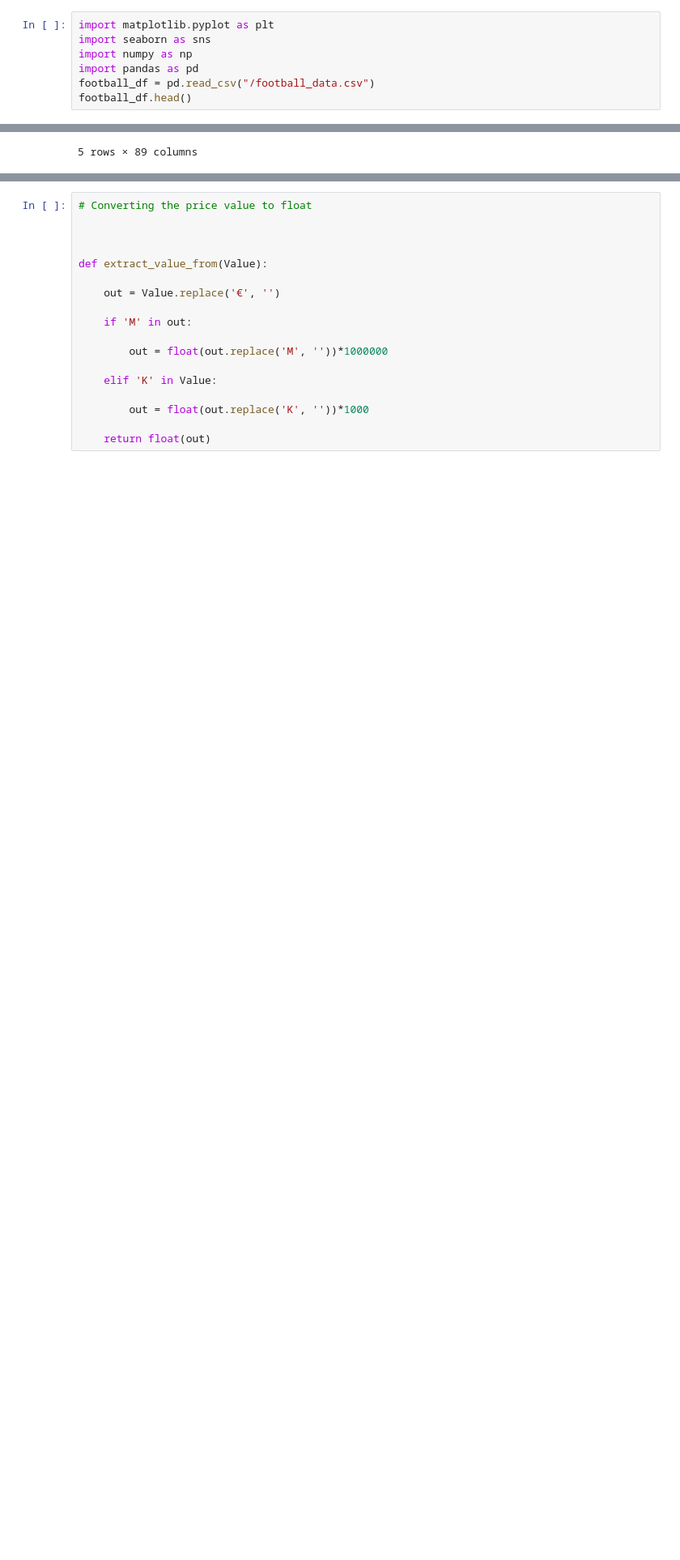
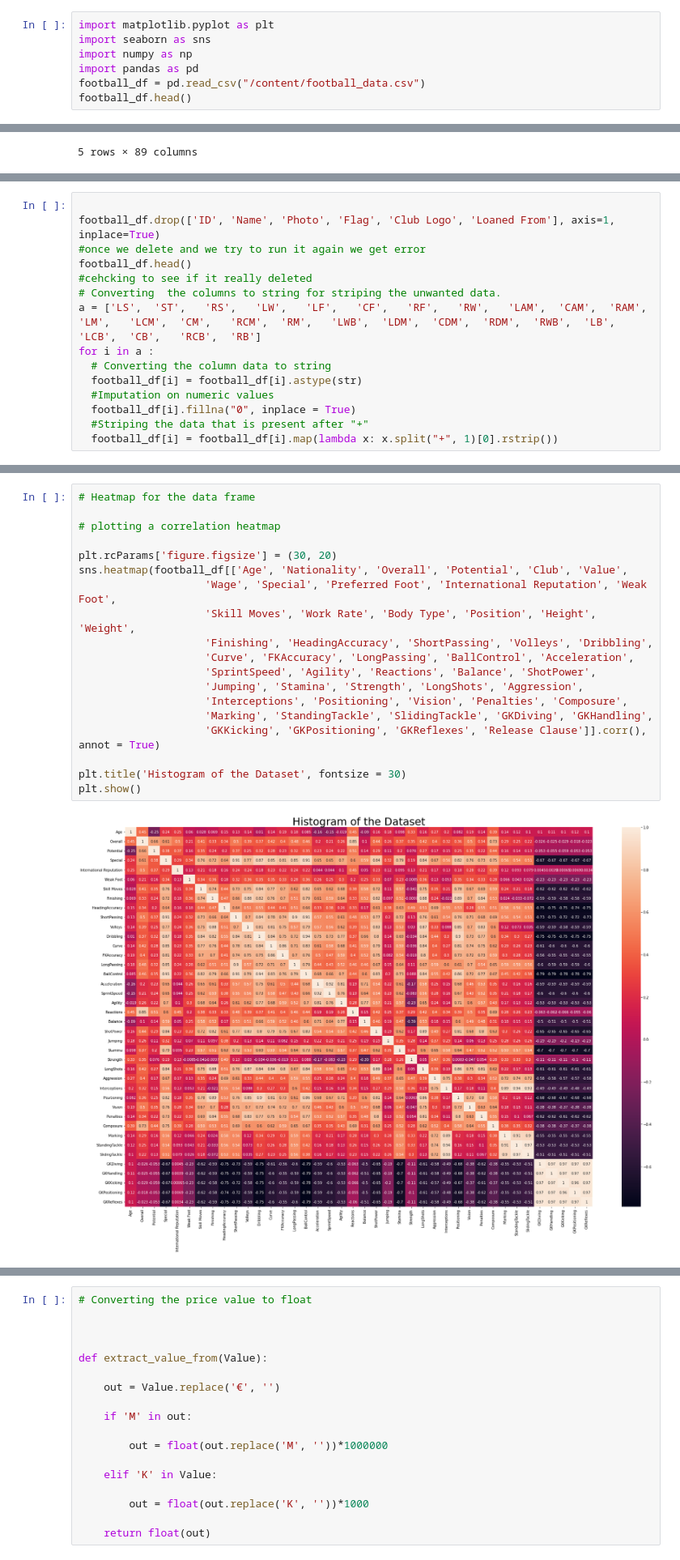
Before and after one commit to bachinaram/DataAnalytics1, a Jupyter notebook: DA1_assignment1q2.ipynb, the cells around one changed output, grey strips where cells are left out. Shown: that part at 81% size. Saved outputs shown, nothing was run; the diff lists cells and outputs as text; blank space fills up the shorter version.

```diff
--- a/DA1_assignment1q2.ipynb
+++ b/DA1_assignment1q2.ipynb
@@ -5,7 +5,7 @@ import matplotlib.pyplot as plt
 import seaborn as sns
 import numpy as np
 import pandas as pd
-football_df = pd.read_csv("/football_data.csv")
+football_df = pd.read_csv("/content/football_data.csv")
 football_df.head()
 # %% [output]
 |  | Unnamed: 0 | ID | Name | Age | Photo | Nationality | Flag | Overall | Potential | Club | ... |
@@ -32,0 +18,15 @@ football_df.head()
+# %%
+
+football_df.drop(['ID', 'Name', 'Photo', 'Flag', 'Club Logo', 'Loaned From'], axis=1, inplace=True)
+#once we delete and we try to run it again we get error
+football_df.head()
+#cehcking to see if it really deleted
+# Converting  the columns to string for striping the unwanted data.
+a = ['LS',	'ST',	'RS',	'LW',	'LF',	'CF',	'RF',	'RW',	'LAM',	'CAM',	'RAM',	'LM',	'LCM',	'CM',	'RCM',	'RM',	'LWB',	'LDM',	'CDM',	'RDM',	'RWB',	'LB',	'LCB',	'CB',	'RCB',	'RB']
+for i in a :
+  # Converting the column data to string
+  football_df[i] = football_df[i].astype(str)
+  #Imputation on numeric values
+  football_df[i].fillna("0", inplace = True)
+  #Striping the data that is present after "+"
+  football_df[i] = football_df[i].map(lambda x: x.split("+", 1)[0].rstrip())
@@ -32,0 +61,21 @@ football_df.head()
+# %%
+# Heatmap for the data frame
+
+# plotting a correlation heatmap
+
+plt.rcParams['figure.figsize'] = (30, 20)
+sns.heatmap(football_df[['Age', 'Nationality', 'Overall', 'Potential', 'Club', 'Value',
+                    'Wage', 'Special', 'Preferred Foot', 'International Reputation', 'Weak Foot',
+                    'Skill Moves', 'Work Rate', 'Body Type', 'Position', 'Height', 'Weight',
+                    'Finishing', 'HeadingAccuracy', 'ShortPassing', 'Volleys', 'Dribbling',
+                    'Curve', 'FKAccuracy', 'LongPassing', 'BallControl', 'Acceleration',
+                    'SprintSpeed', 'Agility', 'Reactions', 'Balance', 'ShotPower',
+                    'Jumping', 'Stamina', 'Strength', 'LongShots', 'Aggression',
+                    'Interceptions', 'Positioning', 'Vision', 'Penalties', 'Composure',
+                    'Marking', 'StandingTackle', 'SlidingTackle', 'GKDiving', 'GKHandling',
+                    'GKKicking', 'GKPositioning', 'GKReflexes', 'Release Clause']].corr(), annot = True)
+
+plt.title('Histogram of the Dataset', fontsize = 30)
+plt.show()
+# %% [output]
+[figure, added]
```
Also changed, not shown: parts of 29 cells of this notebook.
